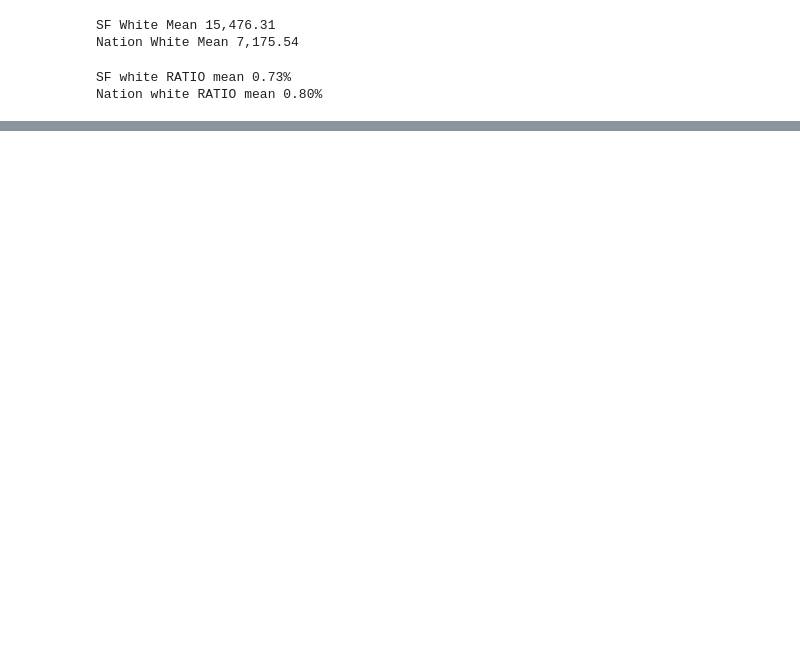
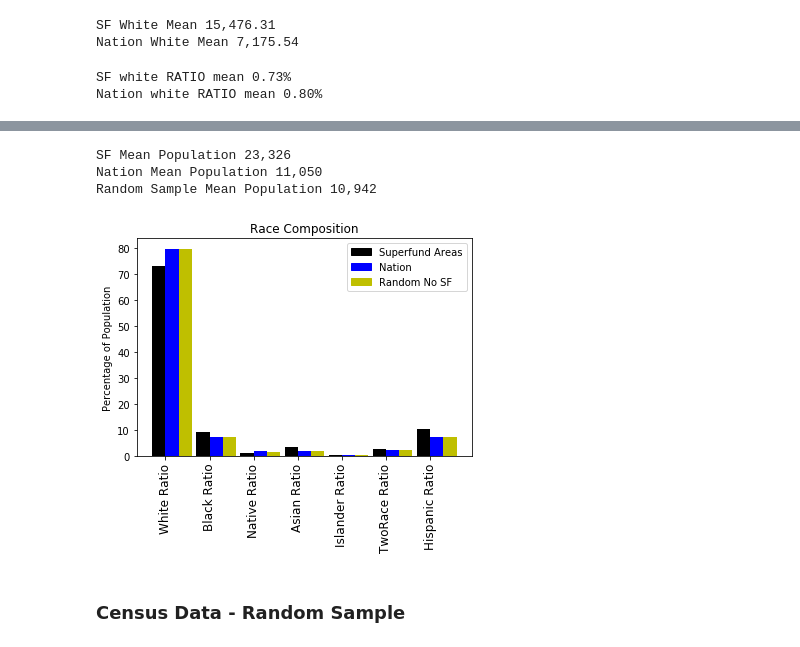
Before and after one commit to harshil753/Project1, a Jupyter notebook: FirstProject.ipynb, the cells around one changed output, grey strips where cells are left out. Drawn from its saved outputs; the diff is of its cells as text; code cells hidden in the pictures; blank space fills up the shorter version.

Commit message:
added subset statistics

```diff
--- a/FirstProject.ipynb
+++ b/FirstProject.ipynb
@@ -550,0 +597,16 @@ plt.show()
+# %%
+# get the census data for zip codes that do not have SF sites 33120 - 1087
+no_sf = censusByZipCd2015_df[censusByZipCd2015_df['zip code tabulation area'].isin(sf["Zip"])==False]
+
+# pull a sample of zipcodes without SF sites that is same size as zipcode with SF sites
+no_sf_subset = no_sf.sample(1087)
+# %%
+# get ratios of population segments
+no_sf_subset["White Ratio"] = no_sf_subset["White Alone"] / no_sf_subset["Total"]
+no_sf_subset["Black Ratio"] = no_sf_subset["Black Alone"] / no_sf_subset["Total"]
+no_sf_subset["Native Ratio"] = no_sf_subset["American Indian or Alaskan Native Alone"] / no_sf_subset["Total"]
+no_sf_subset["Asian Ratio"] = no_sf_subset["Asian Alone"] / no_sf_subset["Total"]
+no_sf_subset["Hispanic Ratio"] = no_sf_subset["Hispanic Origin"] / no_sf_subset["Total"]
+no_sf_subset["Islander Ratio"] = no_sf_subset["Native Hawaiian and Other Pacific Islander Alone"] / no_sf_subset["Total"]
+no_sf_subset["TwoRace Ratio"] = no_sf_subset["Two or more races"] / no_sf_subset["Total"]
+no_sf_subset["Non-White Ratio"] = 1 - no_sf_subset["White Ratio"]
@@ -550,0 +636,43 @@ plt.show()
+# %%
+print("SF Mean Population %s" % "{:,.0f}".format(sfcensus["Total"].mean()))
+print("Nation Mean Population %s" % "{:,.0f}".format(censusByZipCd2015_df["Total"].mean()))
+print("Random Sample Mean Population %s" % "{:,.0f}".format(no_sf_subset["Total"].mean()))
+# %% [output]
+SF Mean Population 23,326
+Nation Mean Population 11,050
+Random Sample Mean Population 10,942
+# %%
+popRatioLabels = ["White Ratio", "Black Ratio","Native Ratio","Asian Ratio","Islander Ratio","TwoRace Ratio","Hispanic Ratio"]
+
+x_axis = np.arange(len(popRatioLabels))
+sfRatios = []
+nationRatios = []
+randomNoSFSubsetRatios = []
+for p in popRatioLabels:
+    sfRatios.append(sfcensus[p].dropna().mean() *100)
+    nationRatios.append(censusByZipCd2015_df[p].dropna().mean() *100)
+    randomNoSFSubsetRatios.append(no_sf_subset[p].dropna().mean()*100)
+
+fig = plt.figure(figsize=(6,4))
+ax = fig.add_subplot(1,1,1)
+ax.bar(x_axis, sfRatios,0.3, color="k")
+ax.bar(x_axis+0.3, nationRatios, 0.3, color="b")
+ax.bar(x_axis+0.6, randomNoSFSubsetRatios, 0.3, color="y")
+handles, labels = ax.get_legend_handles_labels()
+
+tick_locations = [value + .15 for value in x_axis]
+plt.xticks(tick_locations, popRatioLabels, rotation="90", fontsize=12)
+plt.title("Race Composition")
+plt.ylabel("Percentage of Population")
+
+sfPatch = mpatches.Patch(color="k", label="Superfund Areas")
+nationPatch = mpatches.Patch(color="b", label="Nation")
+subsetPatch = mpatches.Patch(color="y", label="Random No SF")
+plt.legend(handles=[sfPatch, nationPatch,subsetPatch])
+
+
+plt.show()
+# %% [output]
+[figure, added]
+# %% [markdown]
+### Census Data - Random Sample
```
Also changed, not shown: parts of 49 cells of this notebook.
